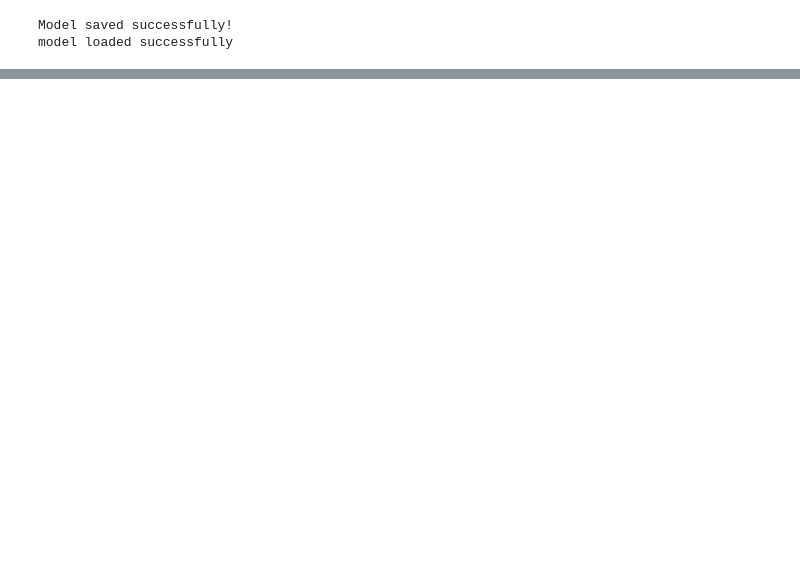
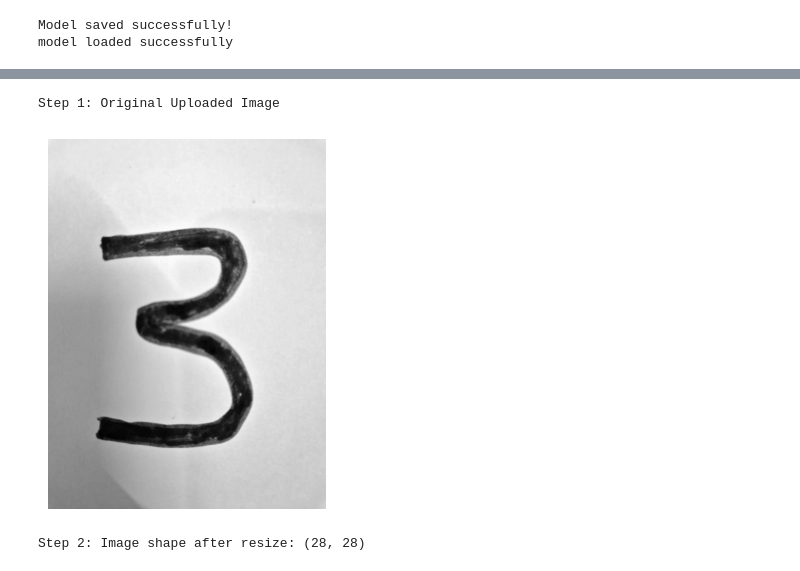
Before and after one commit to singhvertika119/Learning-DL-Pytorch, a Jupyter notebook: digitClassification.ipynb, the cells around one changed output, grey strips where cells are left out. Cells and saved outputs as stored; diff of their text form; code cells hidden in the pictures; blank space fills up the shorter version.

```diff
--- a/digitClassification.ipynb
+++ b/digitClassification.ipynb
@@ -113,0 +178,15 @@ Predicted digit: 3
+# %%
+uploaded = files.upload()
+# load the uploaded image
+for fn in uploaded.keys():
+  img_path = fn
+
+# preprocess the image
+img = Image.open(img_path).convert('L')
+img = img.resize((28, 28))
+# Convert to tensor
+img_array = np.array(img)
+img_tensor = torch.tensor(img_array, dtype=torch.float32).unsqueeze(0).unsqueeze(0) / 255.0
+# move to gpu
+img_tensor = img_tensor.to(device)
+print(device)
@@ -113,0 +197,15 @@ Predicted digit: 3
+# %%
+print("Step 1: Original Uploaded Image")
+img = Image.open(img_path).convert('L')   # grayscale
+plt.imshow(img, cmap="gray")
+plt.axis("off")
+plt.show()
+# %% [output]
+Step 1: Original Uploaded Image
+[figure, added]
+# %%
+img = img.resize((28, 28))
+img_array = np.array(img)
+print("Step 2: Image shape after resize:", img_array.shape)
+# %% [output]
+Step 2: Image shape after resize: (28, 28)
```
Also changed, not shown: parts of 18 cells of this notebook.
